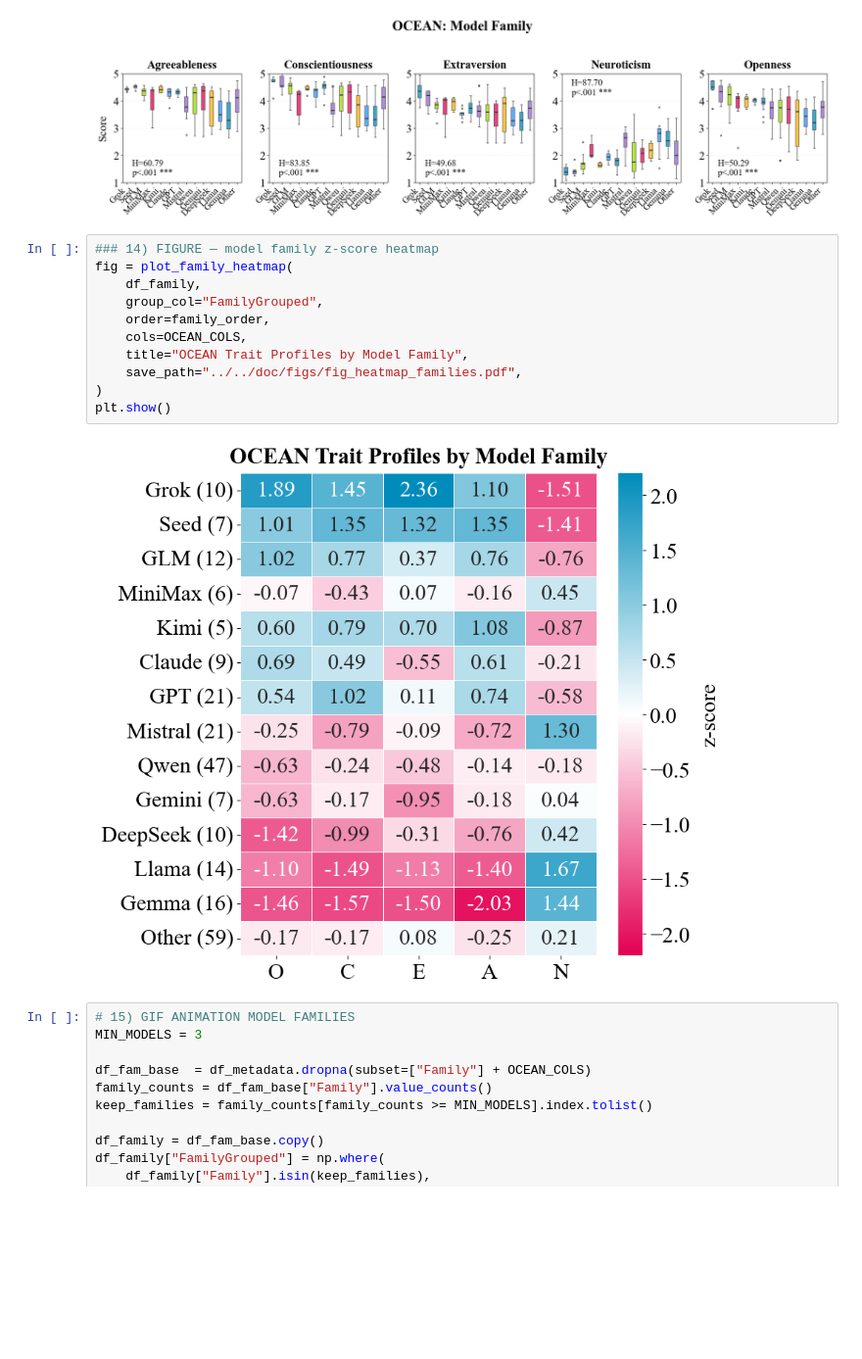
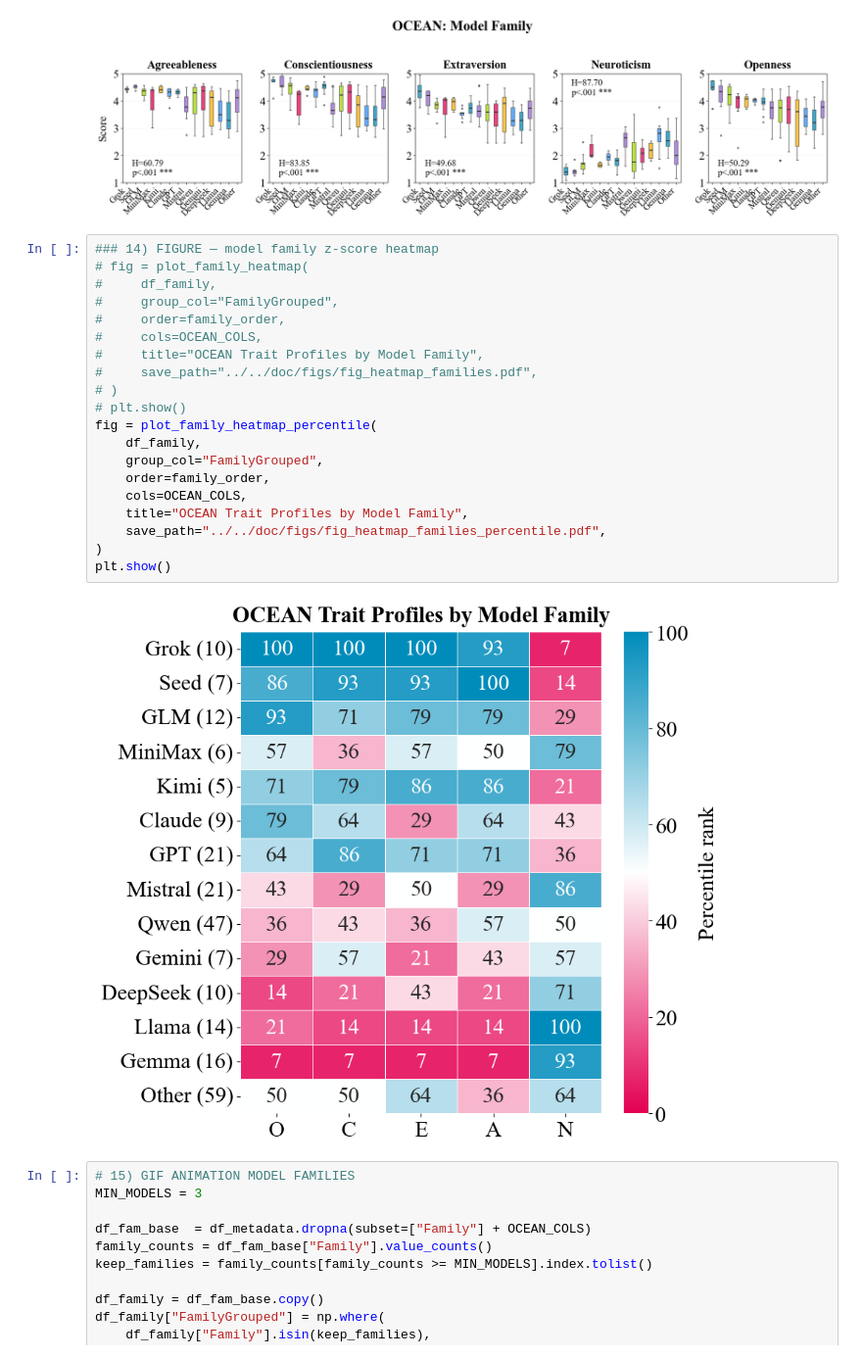
Before and after one commit to ellisalicante/BigFive-LLM-Evaluation, a Jupyter notebook: exp/03_large_scale_administration/eval_subgroups.ipynb, the cells around one changed output. Shown at 98% size. Saved outputs shown, nothing was run; the diff lists cells and outputs as text; blank space fills up the shorter version.

```diff
--- a/exp/03_large_scale_administration/eval_subgroups.ipynb
+++ b/exp/03_large_scale_administration/eval_subgroups.ipynb
@@ -354,17 +354,26 @@ plt.show()
 [figure]
 # %%
 ### 14) FIGURE — model family z-score heatmap
-fig = plot_family_heatmap(
+# fig = plot_family_heatmap(
+#     df_family,
+#     group_col="FamilyGrouped",
+#     order=family_order,
+#     cols=OCEAN_COLS,
+#     title="OCEAN Trait Profiles by Model Family",
+#     save_path="../../doc/figs/fig_heatmap_families.pdf",
+# )
+# plt.show()
+fig = plot_family_heatmap_percentile(
     df_family,
     group_col="FamilyGrouped",
     order=family_order,
     cols=OCEAN_COLS,
     title="OCEAN Trait Profiles by Model Family",
-    save_path="../../doc/figs/fig_heatmap_families.pdf",
+    save_path="../../doc/figs/fig_heatmap_families_percentile.pdf",
 )
 plt.show()
 # %% [output]
-[figure, old version]
+[figure, new version]
 # %%
 # 15) GIF ANIMATION MODEL FAMILIES
 MIN_MODELS = 3
```
Also changed, not shown: parts of 1 cell of this notebook.
